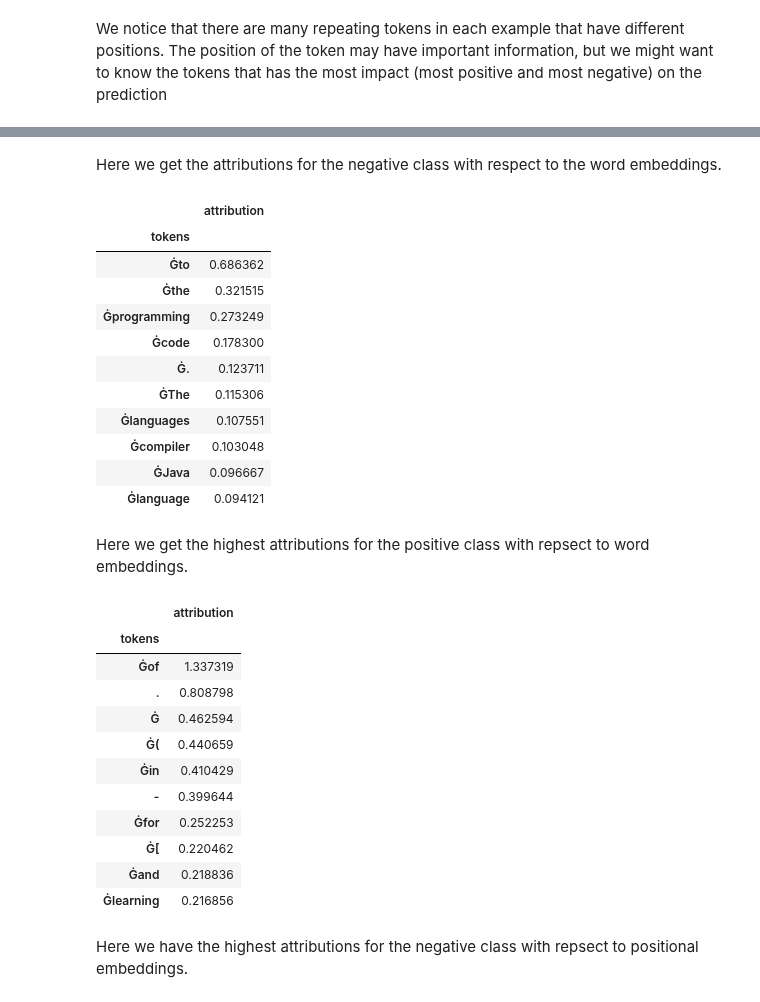
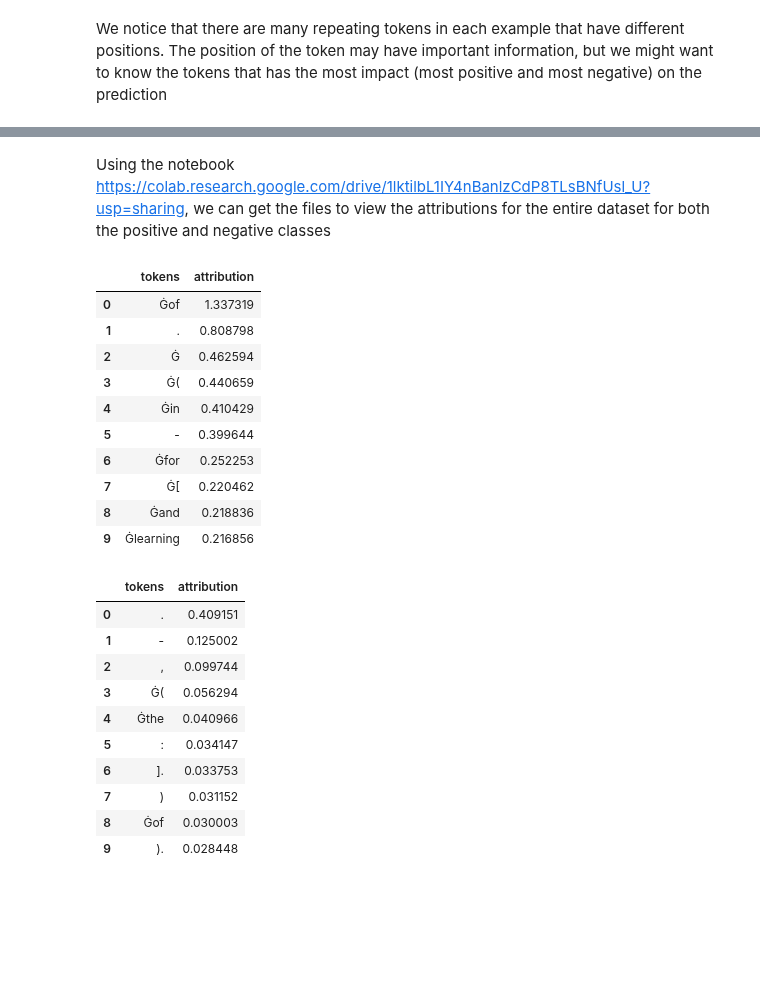
Before and after one commit to danielhou13/cogs402longformer, a Jupyter notebook: src/CaptumLongformerSequenceClassificationMultiembedding.ipynb, the cells around one changed output, grey strips where cells are left out. Saved outputs shown, nothing was run; the diff lists cells and outputs as text; code cells hidden in the pictures; blank space fills up the shorter version.

```diff
--- a/src/CaptumLongformerSequenceClassificationMultiembedding.ipynb
+++ b/src/CaptumLongformerSequenceClassificationMultiembedding.ipynb
@@ -323,37 +267,36 @@ df_pos_ones = combinedataframe(aggregate_pos_ones, aggregation_function)
-# %% [markdown]
-Here we get the attributions for the negative class with respect to the word embeddings.
+# %% [markdown]
+Using the notebook https://colab.research.google.com/drive/1lktilbL1IY4nBanlzCdP8TLsBNfUsl_U?usp=sharing, we can get the files to view the attributions for the entire dataset for both the positive and negative classes
+# %%
+df_pos_word = pd.read_csv("/content/drive/MyDrive/cogs402longformer/results/papers/papers_attributions/word_emb_attrib_ones_papers.csv")
+df_pos_posi = pd.read_csv("/content/drive/MyDrive/cogs402longformer/results/papers/papers_attributions/pos_emb_attrib_ones_papers.csv")
+df_neg_word = pd.read_csv("/content/drive/MyDrive/cogs402longformer/results/papers/papers_attributions/word_emb_attrib_zero_papers.csv")
+df_neg_posi = pd.read_csv("/content/drive/MyDrive/cogs402longformer/results/papers/papers_attributions/pos_emb_attrib_zero_papers.csv")
 # %%
-df_attrib_zero[:10]
+df_pos_word[:10]
 # %% [output]
-|  | attribution |
-| tokens |  |
-| Ġto | 0.686362 |
-| Ġthe | 0.321515 |
-| Ġprogramming | 0.273249 |
-| Ġcode | 0.178300 |
-| Ġ. | 0.123711 |
-| ĠThe | 0.115306 |
-| Ġlanguages | 0.107551 |
-| Ġcompiler | 0.103048 |
-| ĠJava | 0.096667 |
-| Ġlanguage | 0.094121 |
+|  | tokens | attribution |
+| 0 | Ġof | 1.337319 |
+| 1 | . | 0.808798 |
+| 2 | Ġ | 0.462594 |
+| 3 | Ġ( | 0.440659 |
+| 4 | Ġin | 0.410429 |
+| 5 | - | 0.399644 |
+| 6 | Ġfor | 0.252253 |
+| 7 | Ġ[ | 0.220462 |
+| 8 | Ġand | 0.218836 |
+| 9 | Ġlearning | 0.216856 |
-# %% [markdown]
-Here we get the highest attributions for the positive class with repsect to word embeddings.
 # %%
-df_attrib_ones[:10]
+df_pos_posi[:10]
 # %% [output]
-|  | attribution |
-| tokens |  |
-| Ġof | 1.337319 |
-| . | 0.808798 |
-| Ġ | 0.462594 |
-| Ġ( | 0.440659 |
-| Ġin | 0.410429 |
-| - | 0.399644 |
-| Ġfor | 0.252253 |
-| Ġ[ | 0.220462 |
-| Ġand | 0.218836 |
-| Ġlearning | 0.216856 |
+|  | tokens | attribution |
+| 0 | . | 0.409151 |
+| 1 | - | 0.125002 |
+| 2 | , | 0.099744 |
+| 3 | Ġ( | 0.056294 |
+| 4 | Ġthe | 0.040966 |
+| 5 | : | 0.034147 |
+| 6 | ]. | 0.033753 |
+| 7 | ) | 0.031152 |
+| 8 | Ġof | 0.030003 |
+| 9 | ). | 0.028448 |
-# %% [markdown]
-Here we have the highest attributions for the negative class with repsect to positional embeddings.
 # %%
```
Also changed, not shown: parts of 15 cells of this notebook.
